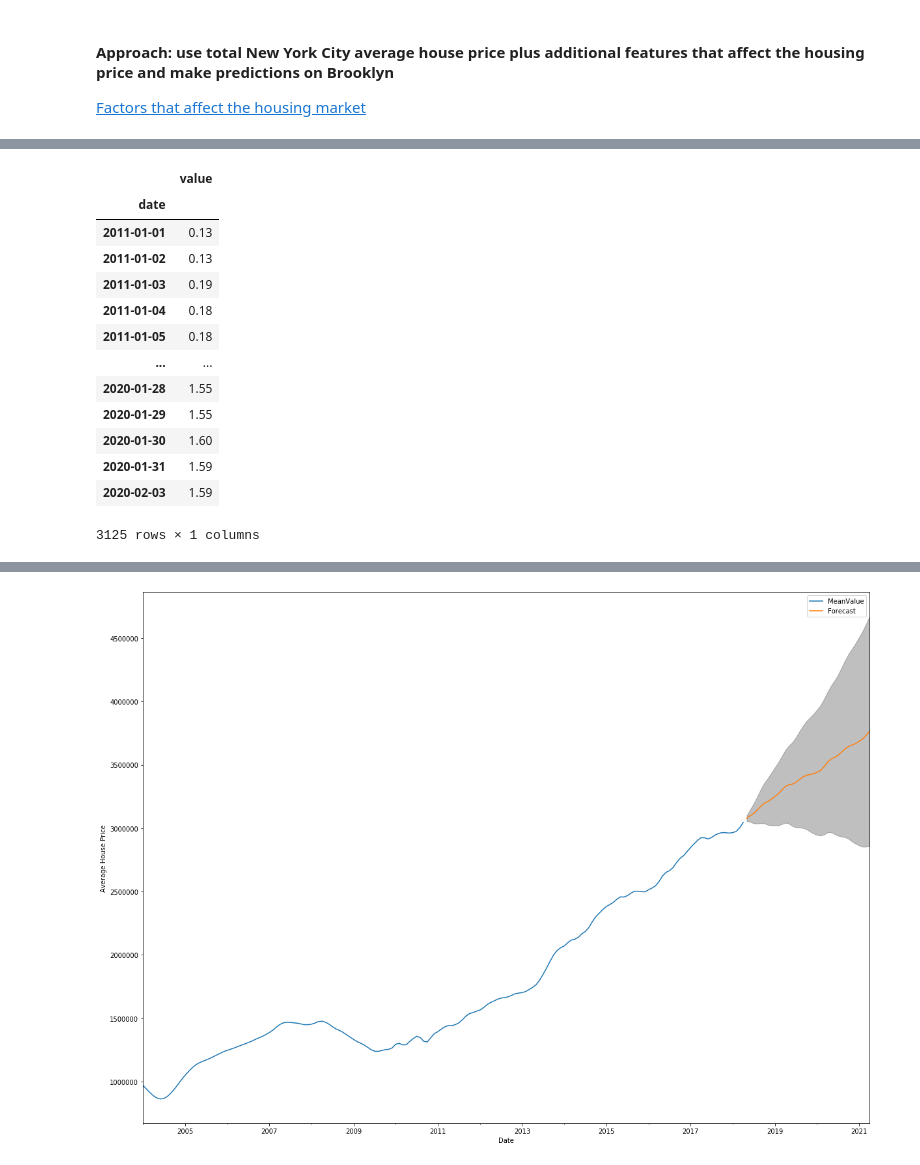
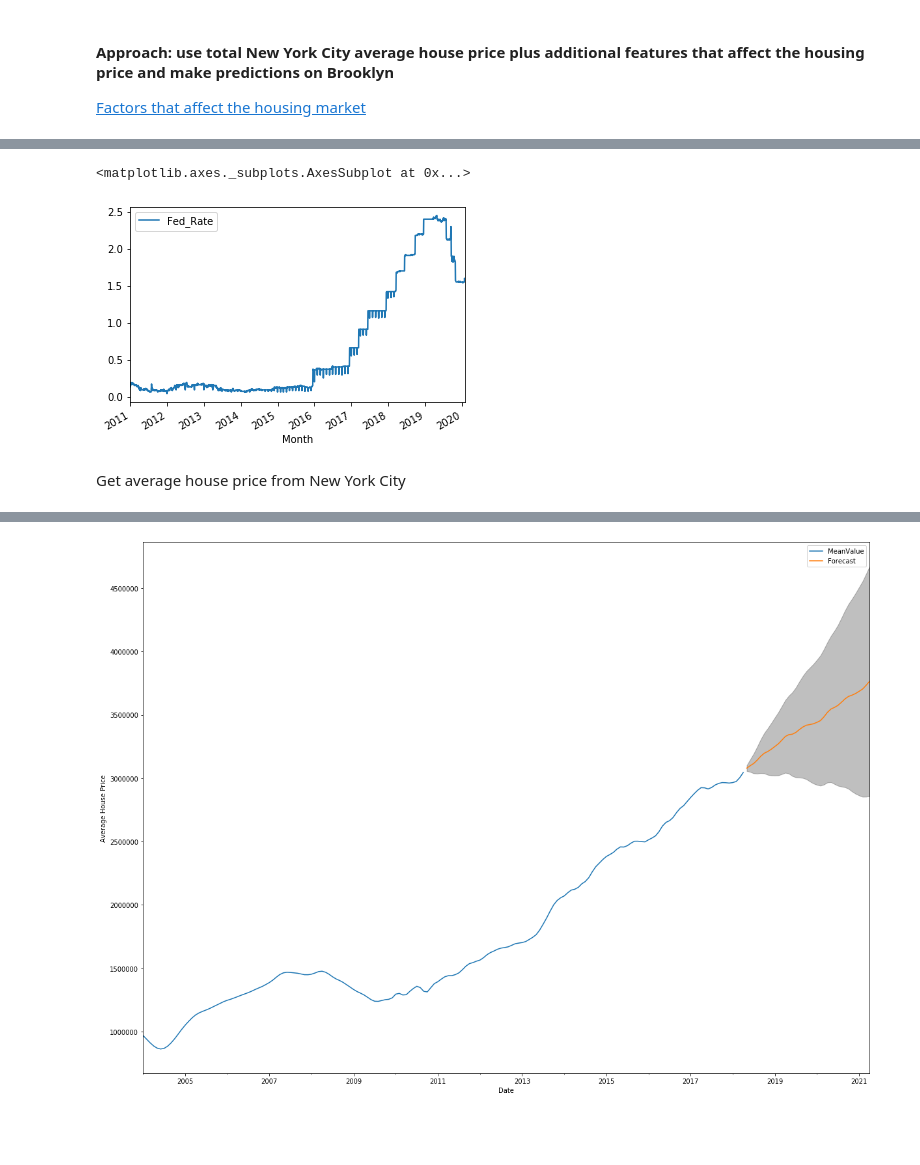
Before and after one commit to bonniema/House-Price-Prediction-with-Time-Series, a Jupyter notebook: mod_4_starter_notebook.ipynb, the cells around one changed output, grey strips where cells are left out. Cells and saved outputs as stored; diff of their text form; code cells hidden in the pictures; blank space fills up the shorter version.

```diff
--- a/mod_4_starter_notebook.ipynb
+++ b/mod_4_starter_notebook.ipynb
@@ -822,25 +807,15 @@ fed_rate = pd.read_csv("fed-funds-rate.csv")
 # %%
-fed_rate['date']=pd.to_datetime(fed_rate['date'])
+fed_rate['Month']=pd.to_datetime(fed_rate['Month'])
 # %%
-fed_rate.set_index('date', inplace=True)
+fed_rate.set_index('Month', inplace=True)
 # %%
-fed_rate;
+fed_rate.plot()
 # %% [output]
-|  | value |
-| date |  |
-| 2011-01-01 | 0.13 |
-| 2011-01-02 | 0.13 |
-| 2011-01-03 | 0.19 |
-| 2011-01-04 | 0.18 |
-| 2011-01-05 | 0.18 |
-| ... | ... |
-| 2020-01-28 | 1.55 |
-| 2020-01-29 | 1.55 |
-| 2020-01-30 | 1.60 |
-| 2020-01-31 | 1.59 |
-| 2020-02-03 | 1.59 |
-3125 rows × 1 columns
+<matplotlib.axes._subplots.AxesSubplot at 0x...>
+[figure, added]
 # %%
 #Resample daily data to monthly starting from the first day
 new_fed_rate = fed_rate.resample('MS', closed='left', label='left').mean()
+# %% [markdown]
+Get average house price from New York City
 # %%
```
Also changed, not shown: parts of 22 cells of this notebook, 1 other file.
